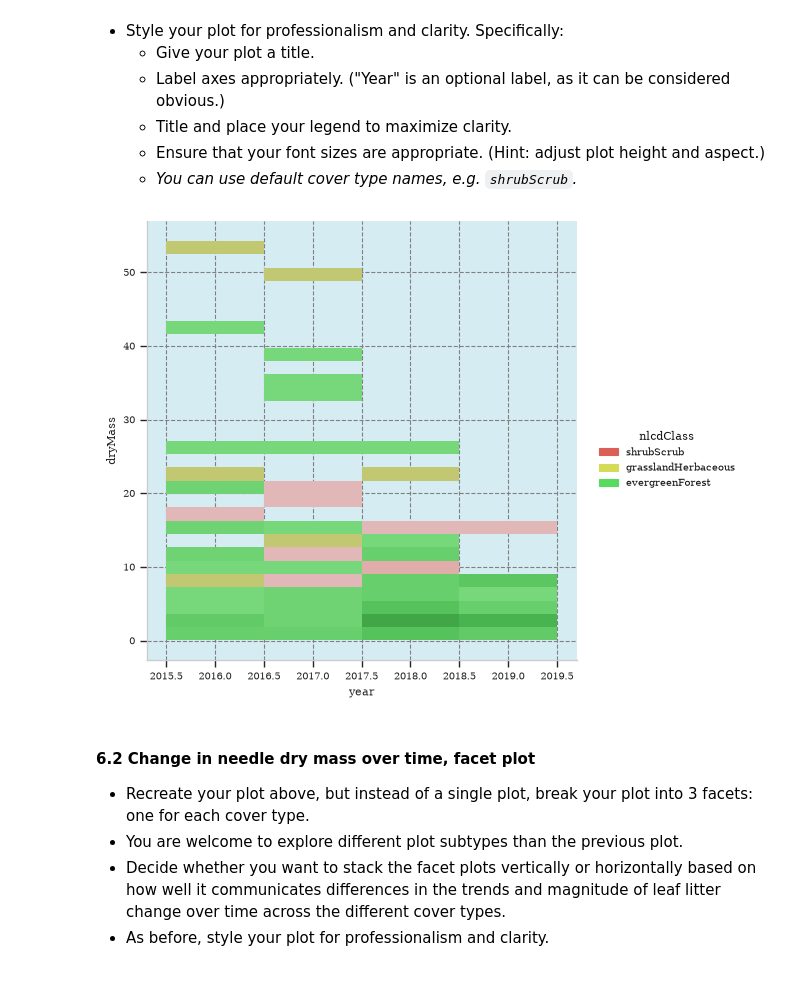
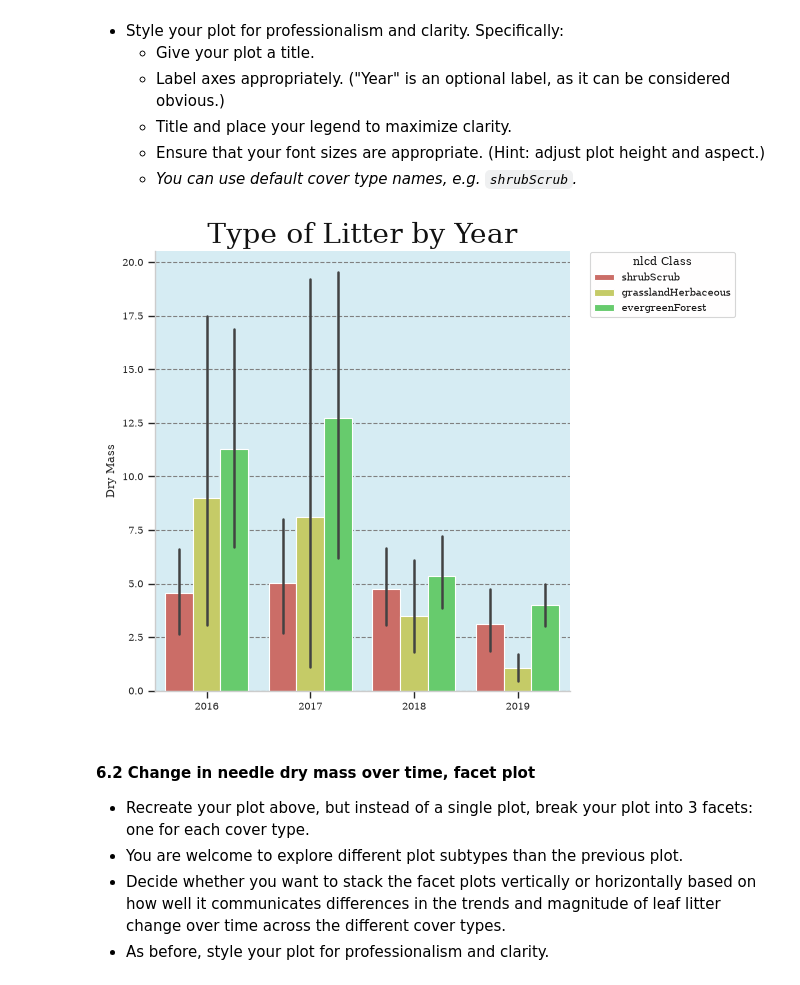
Before and after one commit to Sophiacyt/ENV700, a Jupyter notebook: Assignments/st570_A5-DataVisualization.ipynb, the cells around one changed output. Drawn from its saved outputs; the diff is of its cells as text; code cells hidden in the pictures.

Commit message:
plot 4 done

```diff
--- a/Assignments/st570_A5-DataVisualization.ipynb
+++ b/Assignments/st570_A5-DataVisualization.ipynb
@@ -235,19 +235,23 @@ We are curious how the amount of needles is changing from year to year, specific
 # %%
 # 6. Plot the dry mass of needles over time, separated by NLCD cover type
 litter.head()
 needle_litter = litter.loc[
     litter['functionalGroup']=='Needles'
 ]
 needle_litter['year'] = needle_litter['year'].astype('category')
-g4 = sns.displot(
+
+g4 = sns.catplot(
     data = needle_litter,
     x = 'year',
     y = 'dryMass',
-    kind = 'hist',
+    kind = 'bar',
     hue = 'nlcdClass'
 )
+
+g4.set(title = 'Type of Litter by Year', ylabel = 'Dry Mass', xlabel='')
+sns.move_legend(g4, loc = 'upper right', bbox_to_anchor = (1.03,0.985), title='nlcd Class', facecolor = '#FFFEFE', frameon = True)
 # %% [output]
-[figure, old version]
+[figure, new version]
 # %% [markdown]
 #### 6.2 Change in needle dry mass over time, facet plot
 * Recreate your plot above, but instead of a single plot, break your plot into 3 facets: one for each cover type.
```
